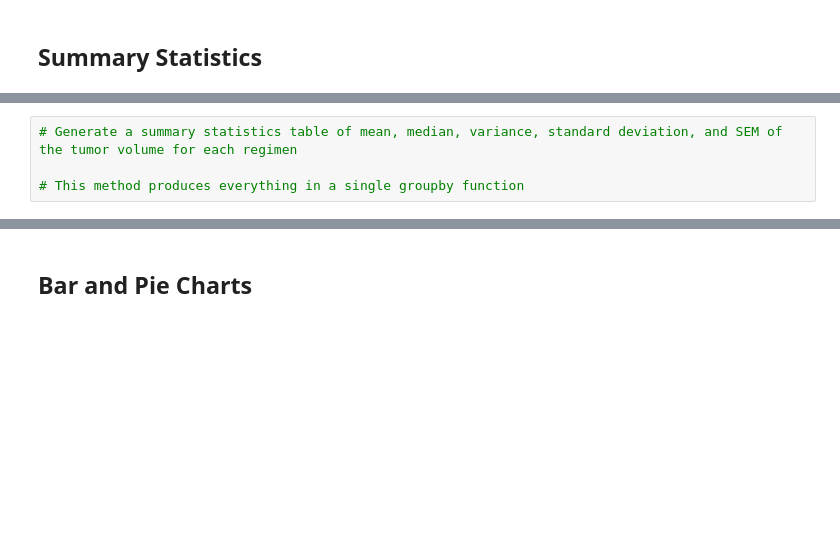
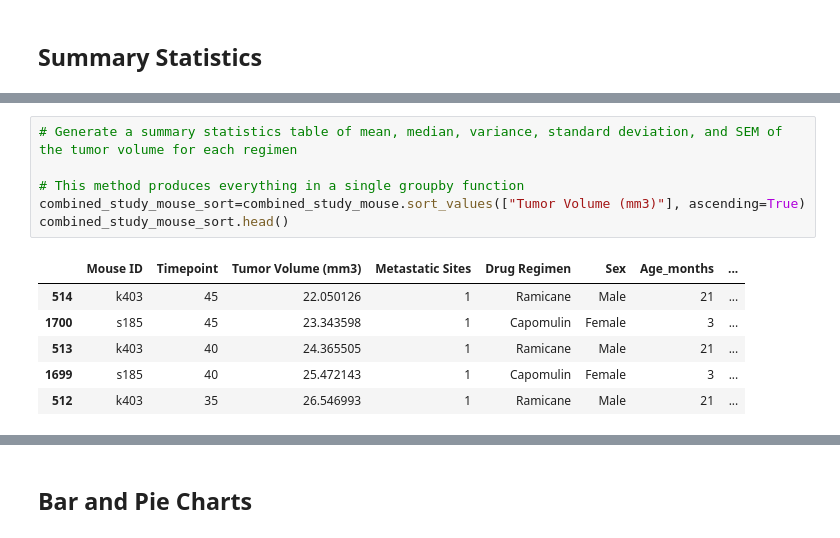
Before and after one commit to zetaum/matplotlib-challenge-The-Power-of-Plots, a Jupyter notebook: Pymaceuticals/pymaceuticals_starter.ipynb, the cells around one changed output, grey strips where cells are left out. Saved outputs shown, nothing was run; the diff lists cells and outputs as text; blank space fills up the shorter version.

```diff
--- a/Pymaceuticals/pymaceuticals_starter.ipynb
+++ b/Pymaceuticals/pymaceuticals_starter.ipynb
@@ -130,4 +118,13 @@ TypeError: 'Series' object is not callable
 # %%
 # Generate a summary statistics table of mean, median, variance, standard deviation, and SEM of the tumor volume for each regimen
 
 # This method produces everything in a single groupby function
+combined_study_mouse_sort=combined_study_mouse.sort_values(["Tumor Volume (mm3)"], ascending=True)
+combined_study_mouse_sort.head()
+# %% [output]
+|  | Mouse ID | Timepoint | Tumor Volume (mm3) | Metastatic Sites | Drug Regimen | Sex | Age_months | ... |
+| 514 | k403 | 45 | 22.050126 | 1 | Ramicane | Male | 21 | ... |
+| 1700 | s185 | 45 | 23.343598 | 1 | Capomulin | Female | 3 | ... |
+| 513 | k403 | 40 | 24.365505 | 1 | Ramicane | Male | 21 | ... |
+| 1699 | s185 | 40 | 25.472143 | 1 | Capomulin | Female | 3 | ... |
+| 512 | k403 | 35 | 26.546993 | 1 | Ramicane | Male | 21 | ... |
```
Also changed, not shown: parts of 8 cells of this notebook.
